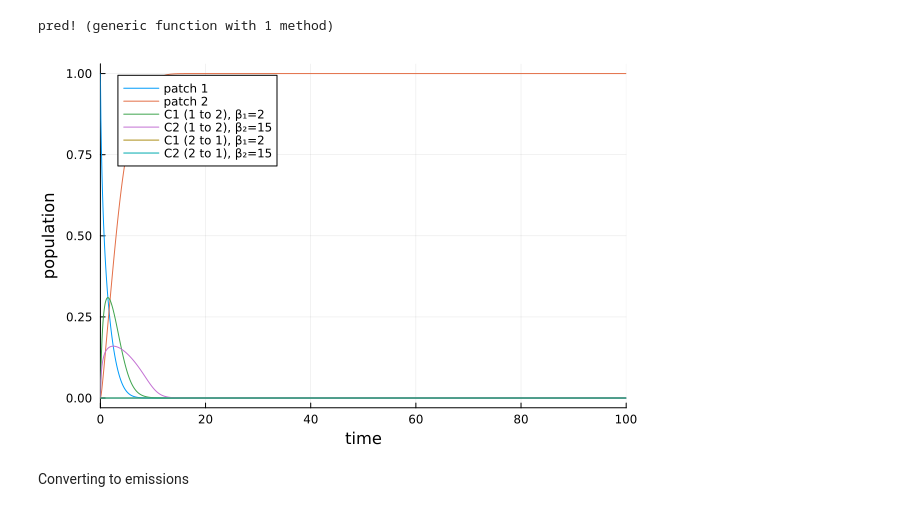
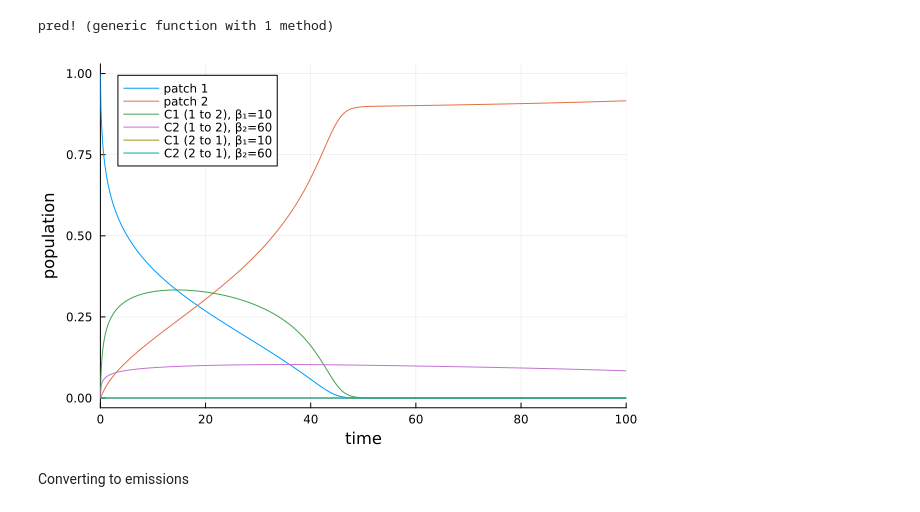
Before and after one commit to acossairt/traffic_air_quality_modeling, a Jupyter notebook: travel_4.ipynb, the cells around one changed output. Drawn from its saved outputs; the diff is of its cells as text; code cells hidden in the pictures.

```diff
--- a/travel_4.ipynb
+++ b/travel_4.ipynb
@@ -52,36 +59,36 @@ pred! (generic function with 1 method)
 # %%
 # Choose parameters
 α₁ = 1
 α₂ = 1
-β₁ = 2
-β₂ = 15
+β₁ = 10
+β₂ = 60
 p1_out = 1
 p2_out = 0
 p = [α₁, α₂, β₁, β₂, p1_out, p2_out]
 
 # Solve diff eq
 using DifferentialEquations
 N0 = [1; 0.; 0; 0; 0; 0]
 tspan = (0.0, 100.0)
 prob = ODEProblem(pred!, N0, tspan, p)
 sol = solve(prob)
 using Plots
 #plot(sol, idxs = (0, 1, 2))
 plot(sol, idxs = (0,1), xlabel="time", ylabel="population", label="patch 1")
 plot!(sol, idxs = (0,2), xlabel="time", ylabel="population", label="patch 2")
 plot!(sol, idxs = (0,3), xlabel="time", ylabel="population", label="C1 (1 to 2), β₁=$β₁")
 plot!(sol, idxs = (0,5), xlabel="time", ylabel="population", label="C2 (1 to 2), β₂=$β₂")
 plot!(sol, idxs = (0,4), xlabel="time", ylabel="population", label="C1 (2 to 1), β₁=$β₁")
 plt = plot!(sol, idxs = (0,6), xlabel="time", ylabel="population", label="C2 (2 to 1), β₂=$β₂")
 
-savefig(plt, "traffic_flows_3.png")
+savefig(plt, "traffic_flows_1.png")
 
 display(plt)
 
 # Plot phase space
 #plot(sol, idxs = (1,2), xlabel="P1", ylabel="P2")
 # %% [output]
-[figure, old version]
+[figure, new version]
 # %% [markdown]
 Converting to emissions
 # %%
```
Also changed, not shown: parts of 5 cells of this notebook, 4 other files.
